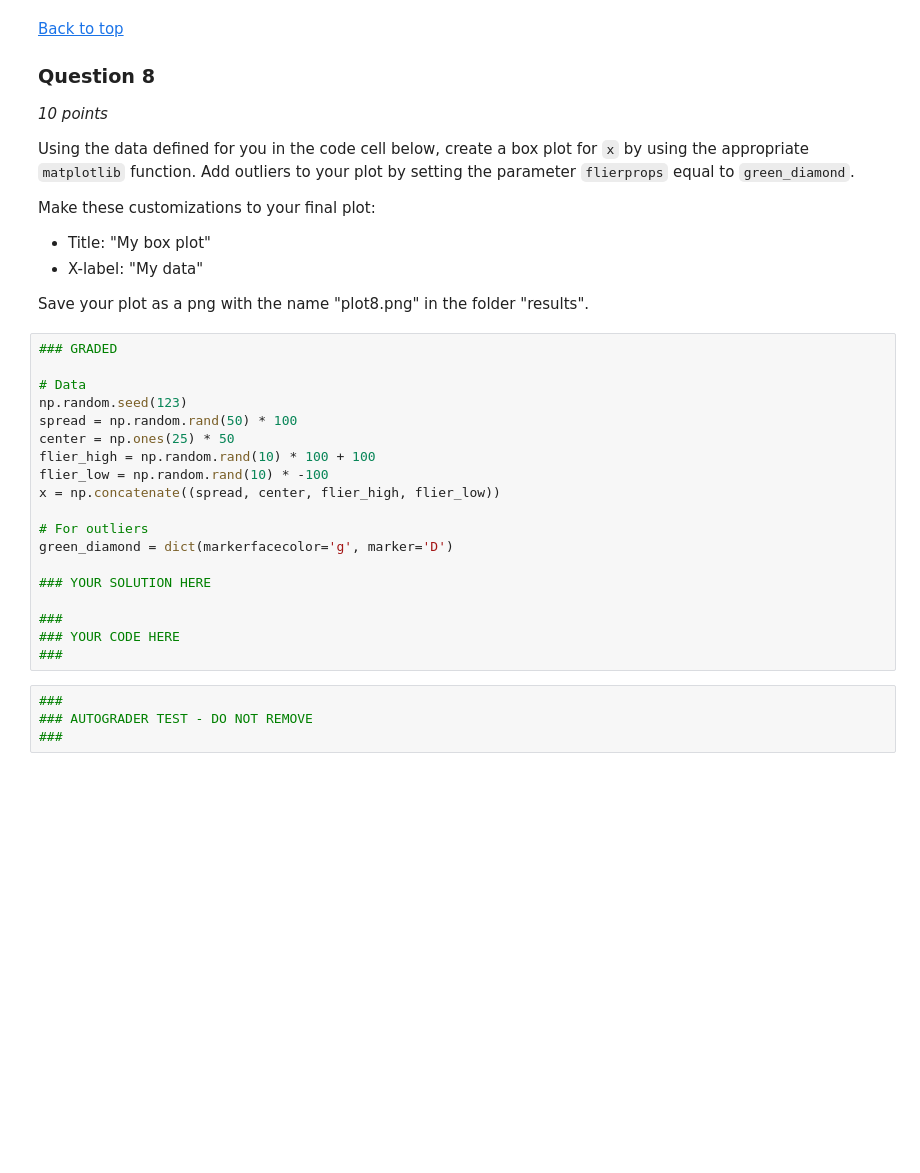
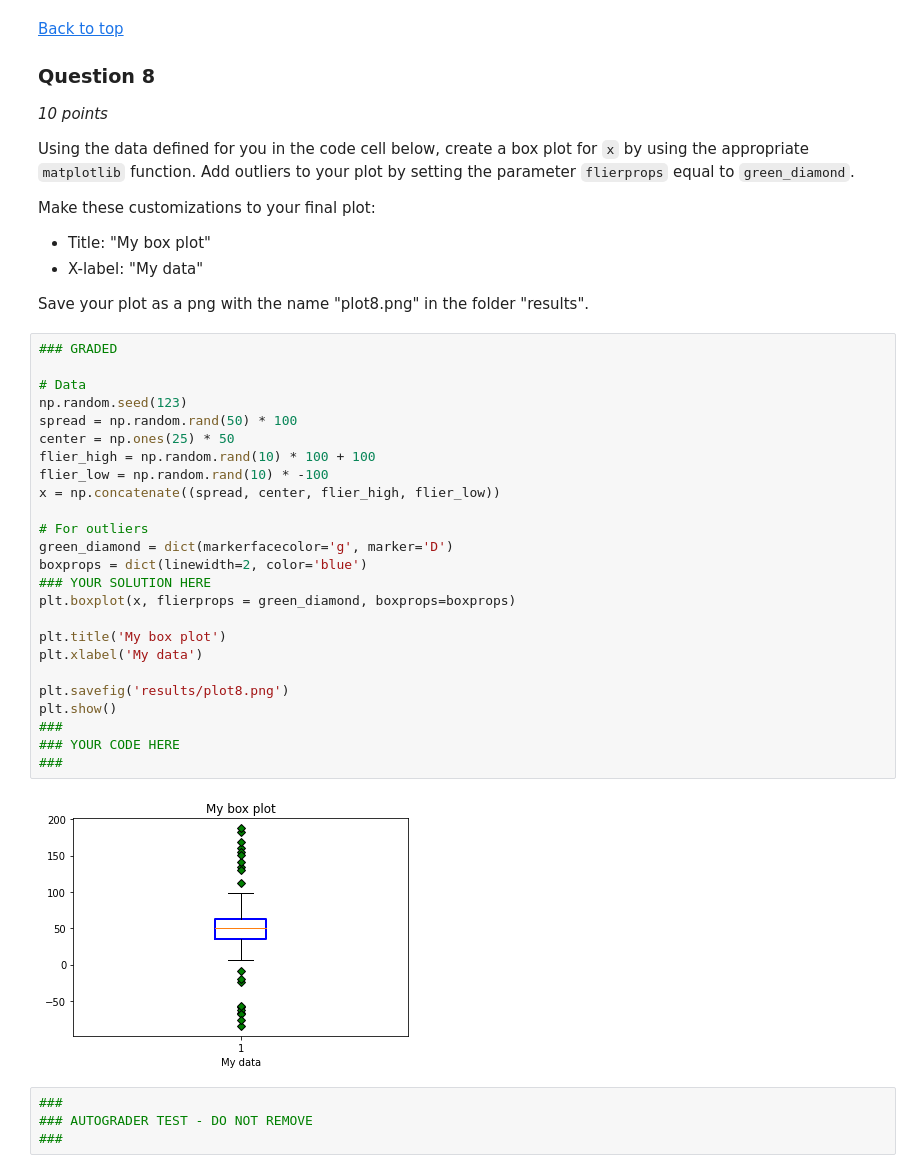
Before and after one commit to PPraveen2230/Data-science-assignment-week-14, a Jupyter notebook: Data_visualization.ipynb, the cells around one changed output. Cells and saved outputs as stored; diff of their text form; blank space fills up the shorter version.

```diff
--- a/Data_visualization.ipynb
+++ b/Data_visualization.ipynb
@@ -474,22 +521,30 @@ Save your plot as a png with the name "plot8.png" in the folder "results".
 # %%
 ### GRADED
 
 # Data
 np.random.seed(123)
 spread = np.random.rand(50) * 100
 center = np.ones(25) * 50
 flier_high = np.random.rand(10) * 100 + 100
 flier_low = np.random.rand(10) * -100
 x = np.concatenate((spread, center, flier_high, flier_low))
 
 # For outliers
 green_diamond = dict(markerfacecolor='g', marker='D')
+boxprops = dict(linewidth=2, color='blue')
+### YOUR SOLUTION HERE
+plt.boxplot(x, flierprops = green_diamond, boxprops=boxprops)
 
-### YOUR SOLUTION HERE
+plt.title('My box plot')
+plt.xlabel('My data')
 
+plt.savefig('results/plot8.png')
+plt.show()
 ###
 ### YOUR CODE HERE
 ###
+# %% [output]
+[figure, added]
 # %%
 ###
 ### AUTOGRADER TEST - DO NOT REMOVE
```
Also changed, not shown: parts of 8 cells of this notebook.
